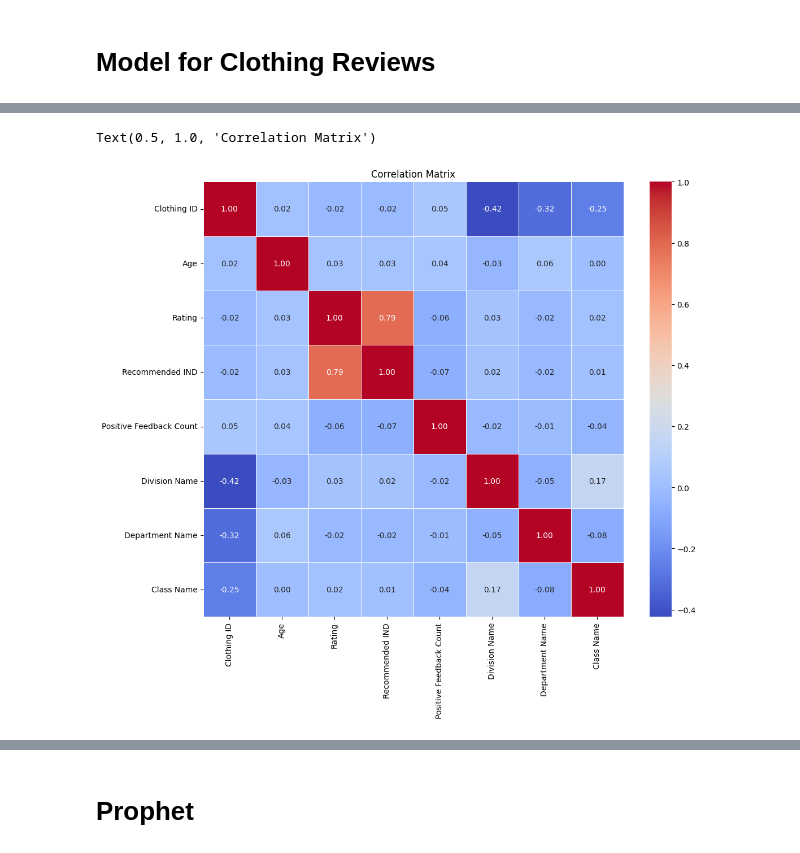
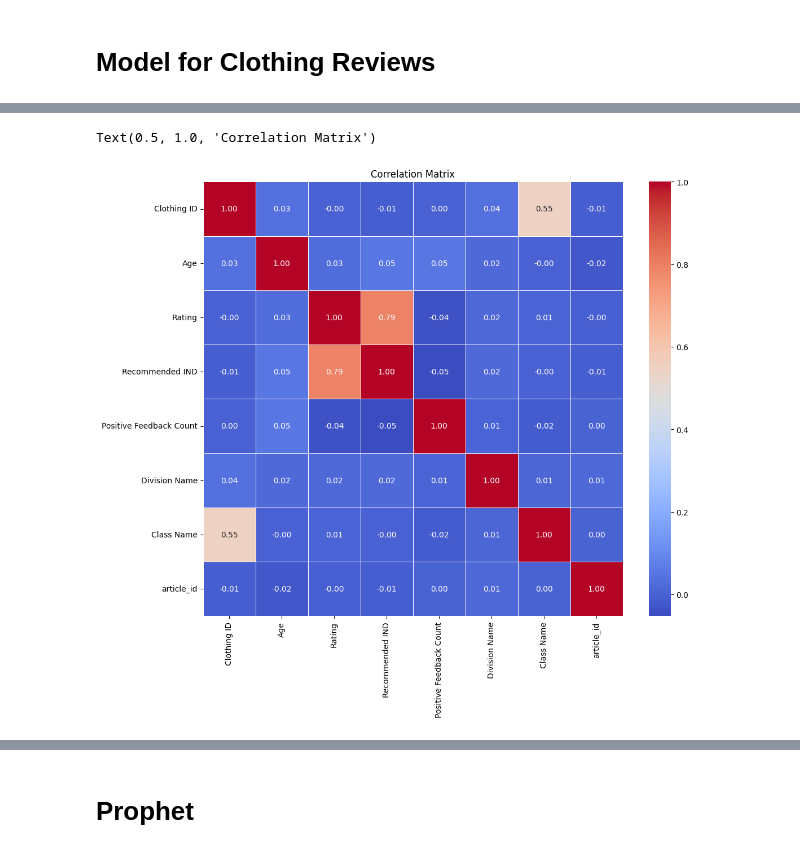
Before and after one commit to jblackM1/AAI_590-Capstone-Project, a Jupyter notebook: AAI_590_Capstone.ipynb, the cells around one changed output, grey strips where cells are left out. Saved outputs shown, nothing was run; the diff lists cells and outputs as text; code cells hidden in the pictures.

```diff
--- a/AAI_590_Capstone.ipynb
+++ b/AAI_590_Capstone.ipynb
@@ -826,0 +842,3 @@ plt.show()
+# %%
+# Assuming 'product_id' is the common column
+top_products_reviews = top_products_reviews.merge(top_products, how='left', left_on='article_id', right_on='article_id')
@@ -842,11 +899,16 @@ dtype: object
+# %%
+# Merge table by article_id
+top_products_reviews = top_products_reviews.merge(top_products, how='left', left_on='article_id', right_on='article_id')
 # %%
-from sklearn.preprocessing import LabelEncoder
-
 # Assuming df_product_reviews is your DataFrame
-df_product_reviews_encoded = df_product_reviews.copy()
+top_products_reviews_encoded = top_products_reviews.copy()
 
 label_encoder = LabelEncoder()
 
 # Apply label encoding to each categorical column
 for column in ['Division Name', 'Department Name', 'Class Name']:
-    df_product_reviews_encoded[column] = label_encoder.fit_transform(df_product_reviews[column])
+    top_products_reviews_encoded[column] = label_encoder.fit_transform(top_products_reviews[column])
+
+top_products_reviews = top_products_reviews_encoded.copy()
+# %%
+top_products_reviews = top_products_reviews.dropna()
@@ -853,19 +943,19 @@ for column in ['Division Name', 'Department Name', 'Class Name']:
 # %%
 # Selecting columns for correlation analysis
 columns_to_include = ['Clothing ID', 'Age', 'Rating', 'Recommended IND', 'Positive Feedback Count',
-                       'Division Name', 'Department Name', 'Class Name']
+                       'Division Name', 'Class Name', 'article_id']
 
 # Creating a subset of the DataFrame with selected columns
-df_selected = df_product_reviews_encoded[columns_to_include]
+df_selected = top_products_reviews[columns_to_include]
 
 # Creating a correlation matrix
 correlation_matrix = df_selected.corr()
 
 # Plotting the heatmap
 plt.figure(figsize=(12, 10))
 sns.heatmap(correlation_matrix, annot=True, cmap='coolwarm', fmt='.2f', linewidths=.5)
 plt.title('Correlation Matrix')
 #plt.show()
 # %% [output]
 Text(0.5, 1.0, 'Correlation Matrix')
-[figure, old version]
+[figure, new version]
```
Also changed, not shown: parts of 24 cells of this notebook.
